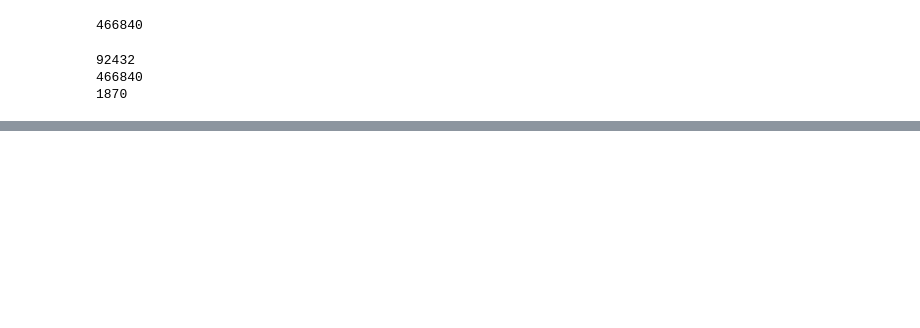
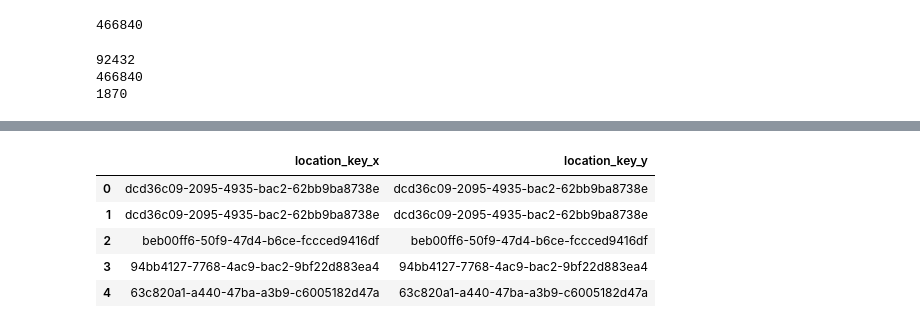
Before and after one commit to ZarifS/crime-stats, a Jupyter notebook: denver-datasets/denver_fact_table.ipynb, the cells around one changed output, grey strips where cells are left out. Drawn from its saved outputs; the diff is of its cells as text; code cells hidden in the pictures; blank space fills up the shorter version.

```diff
--- a/denver-datasets/denver_fact_table.ipynb
+++ b/denver-datasets/denver_fact_table.ipynb
@@ -42,0 +84,9 @@ denver_parent_data = pd.merge(denver_parent_data, denver_address, how='left', le
+# %%
+denver_parent_data[['location_key_x', 'location_key_y']].head()
+# %% [output]
+|  | location_key_x | location_key_y |
+| 0 | dcd36c09-2095-4935-bac2-62bb9ba8738e | dcd36c09-2095-4935-bac2-62bb9ba8738e |
+| 1 | dcd36c09-2095-4935-bac2-62bb9ba8738e | dcd36c09-2095-4935-bac2-62bb9ba8738e |
+| 2 | beb00ff6-50f9-47d4-b6ce-fccced9416df | beb00ff6-50f9-47d4-b6ce-fccced9416df |
+| 3 | 94bb4127-7768-4ac9-bac2-9bf22d883ea4 | 94bb4127-7768-4ac9-bac2-9bf22d883ea4 |
+| 4 | 63c820a1-a440-47ba-a3b9-c6005182d47a | 63c820a1-a440-47ba-a3b9-c6005182d47a |
```
Also changed, not shown: parts of 8 cells of this notebook.
